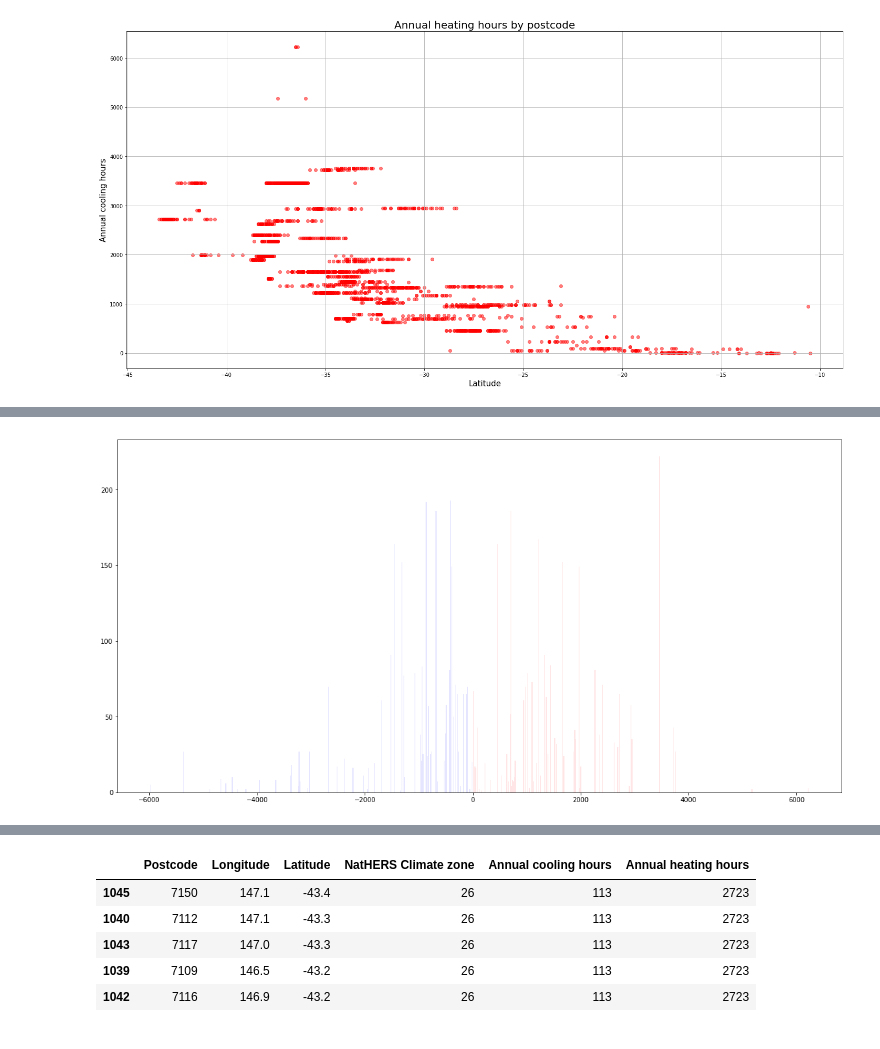
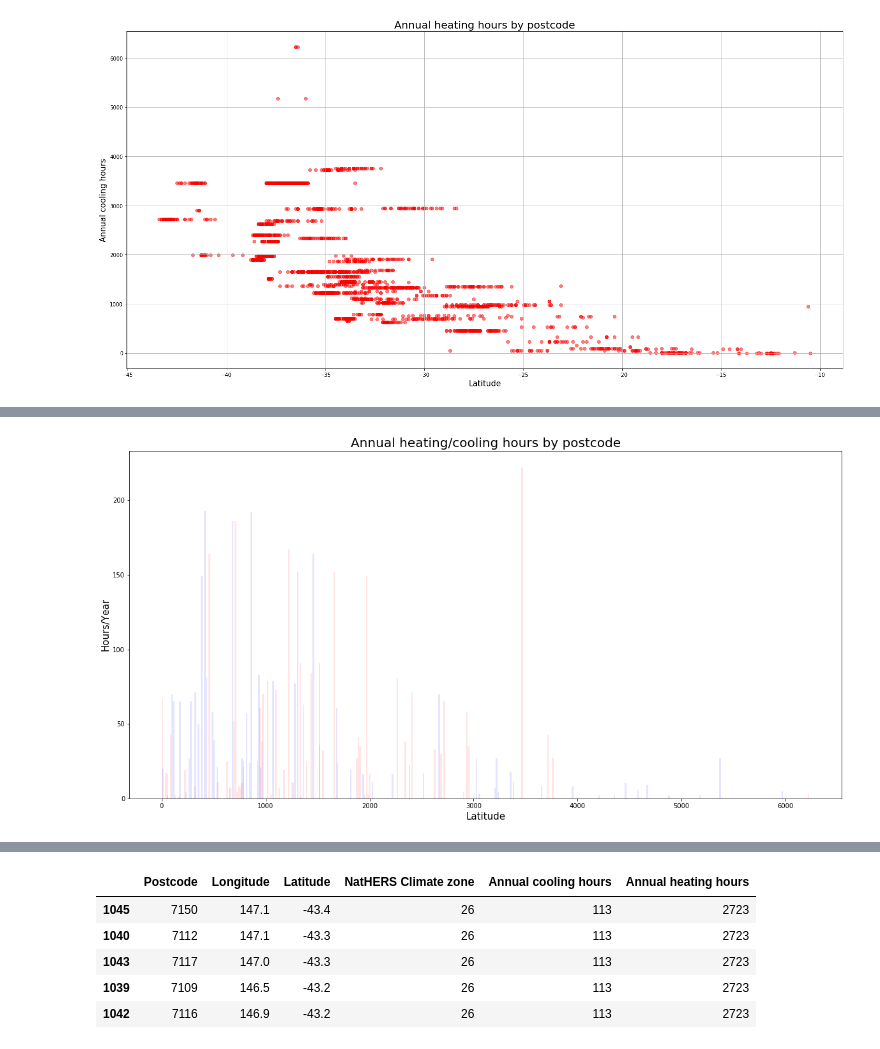
Before and after one commit to tomwyb/code1161base, a Jupyter notebook: aircon.ipynb, the cells around one changed output, grey strips where cells are left out. Drawn from its saved outputs; the diff is of its cells as text; code cells hidden in the pictures.

Commit message:
aircon data up to mapping

```diff
--- a/aircon.ipynb
+++ b/aircon.ipynb
@@ -125,15 +160,13 @@ plt.show()
 # %%
-# Y = np.arange(len(aircon_data["Latitude"]))
-
-# fig, ax = plt.subplots()
+fig, ax = plt.subplots()
 ax.set_ylabel("Hours/Year", fontsize=15)
 ax.set_xlabel("Latitude", fontsize=15)
 ax.set_title('Annual heating/cooling hours by postcode', fontsize=20)
 
 y = aircon_data["Latitude"]
 
-plt.hist( -aircon_data["Annual cooling hours"], bins =400,  color = 'b', alpha=0.1)
+plt.hist( aircon_data["Annual cooling hours"], bins =400,  color = 'b', alpha=0.1)
 plt.hist( aircon_data["Annual heating hours"], bins = 400, color = 'r', alpha=0.1)
 plt.show()
 # %% [output]
-[figure, old version]
+[figure, new version]
```
Also changed, not shown: parts of 84 cells of this notebook, 26 other files.
